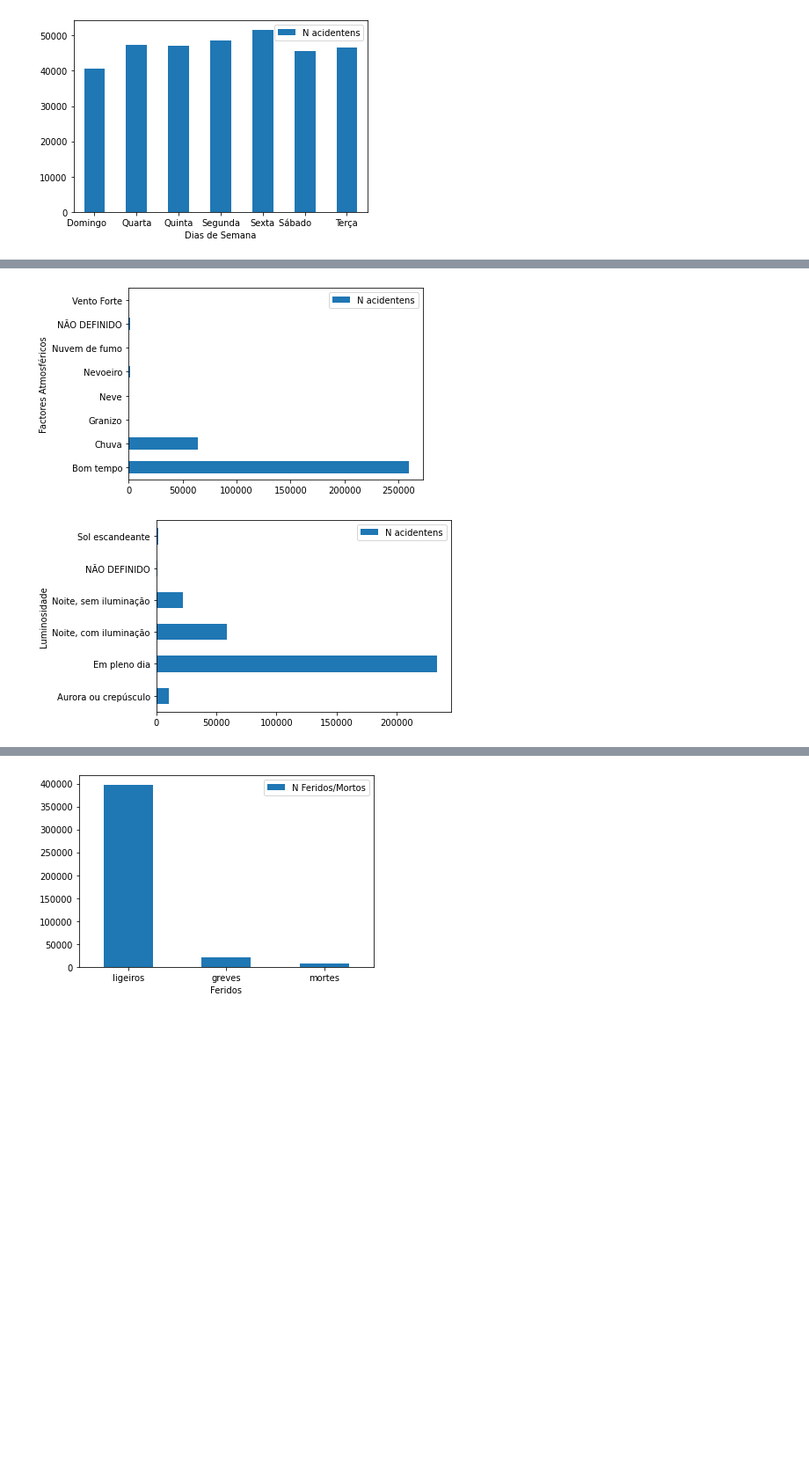
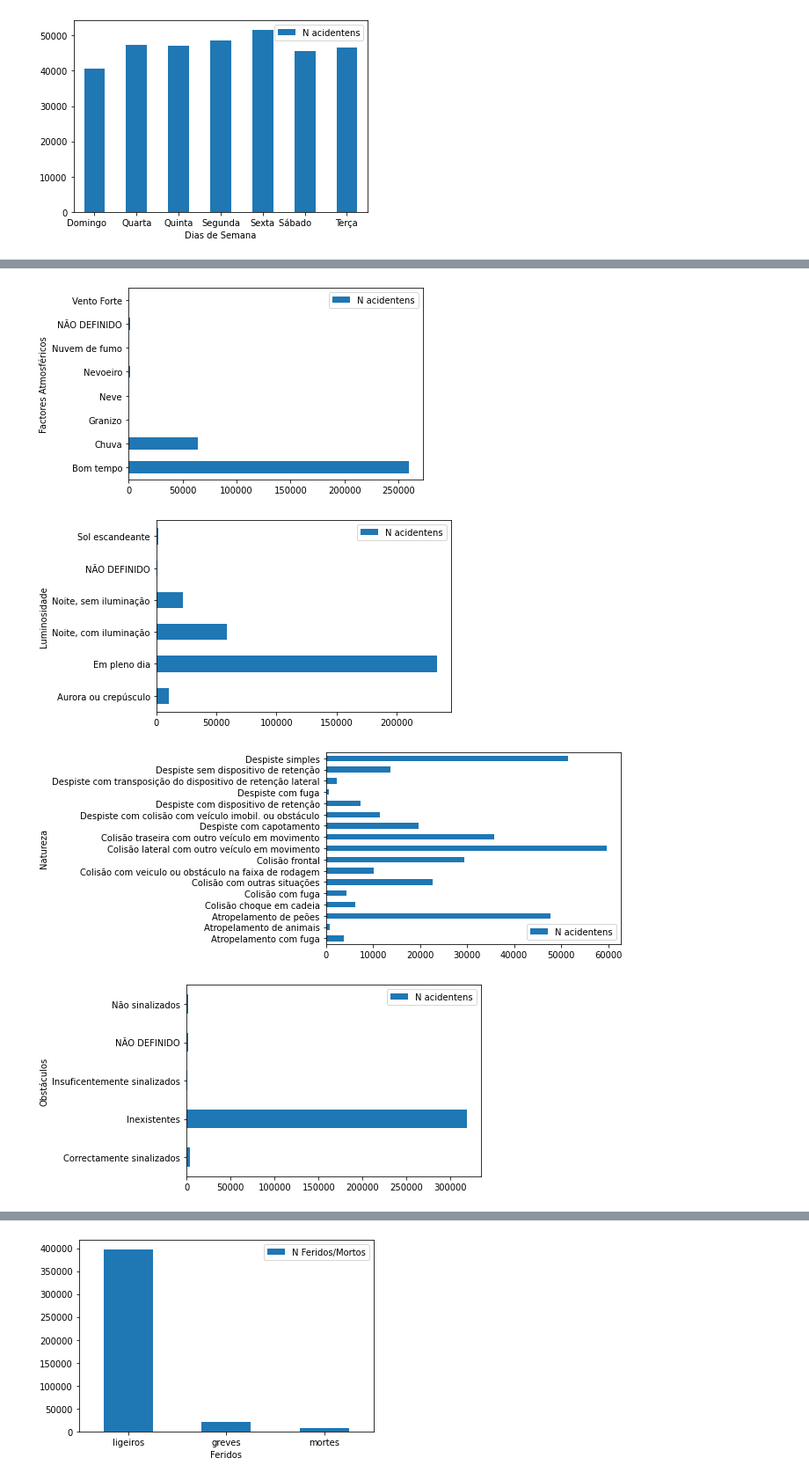
Before and after one commit to mrdso2-iscte/IAA_PROJECT, a Jupyter notebook: IAA.ipynb, the cells around one changed output, grey strips where cells are left out. Shown: that part at 88% size. Cells and saved outputs as stored; diff of their text form; code cells hidden in the pictures; blank space fills up the shorter version.

```diff
--- a/IAA.ipynb
+++ b/IAA.ipynb
@@ -72,26 +72,64 @@ ax = df.plot.bar(x='Dias de Semana', y='N acidentens', rot=0)
 # %%
 dia_semana_groupby=data.groupby(data['Cond Aderência'])
 df = pd.DataFrame({'Cond Aderência':dia_semana_groupby.groups.keys(), 'N acidentens':dia_semana_groupby.size()})
 ax = df.plot.barh(x='Cond Aderência', y='N acidentens', rot=0)
 
 dia_semana_groupby=data.groupby(data['Distrito'])
 df = pd.DataFrame({'Distrito':dia_semana_groupby.groups.keys(), 'N acidentens':dia_semana_groupby.size()})
 ax = df.plot.barh(x='Distrito', y='N acidentens', rot=0)
 
 dia_semana_groupby=data.groupby(data['Estado Conservação'])
 df = pd.DataFrame({'Estado Conservação':dia_semana_groupby.groups.keys(), 'N acidentens':dia_semana_groupby.size()})
 ax = df.plot.barh(x='Estado Conservação', y='N acidentens', rot=0)
 
 dia_semana_groupby=data.groupby(data['Factores Atmosféricos'])
 df = pd.DataFrame({'Factores Atmosféricos':dia_semana_groupby.groups.keys(), 'N acidentens':dia_semana_groupby.size()})
 ax = df.plot.barh(x='Factores Atmosféricos', y='N acidentens', rot=0)
 
 dia_semana_groupby=data.groupby(data['Luminosidade'])
 df = pd.DataFrame({'Luminosidade':dia_semana_groupby.groups.keys(), 'N acidentens':dia_semana_groupby.size()})
 ax = df.plot.barh(x='Luminosidade', y='N acidentens', rot=0)
+
+dia_semana_groupby=data.groupby(data['Natureza'])
+df = pd.DataFrame({'Natureza':dia_semana_groupby.groups.keys(), 'N acidentens':dia_semana_groupby.size()})
+ax = df.plot.barh(x='Natureza', y='N acidentens', rot=0)
+
+dia_semana_groupby=data.groupby(data['Obstáculos'])
+df = pd.DataFrame({'Obstáculos':dia_semana_groupby.groups.keys(), 'N acidentens':dia_semana_groupby.size()})
+ax = df.plot.barh(x='Obstáculos', y='N acidentens', rot=0)
+
+dia_semana_groupby=data.groupby(data['Sinais'])
+df = pd.DataFrame({'Sinais':dia_semana_groupby.groups.keys(), 'N acidentens':dia_semana_groupby.size()})
+ax = df.plot.barh(x='Sinais', y='N acidentens', rot=0)
+
+dia_semana_groupby=data.groupby(data['Sinais Luminosos'])
+df = pd.DataFrame({'Sinais Luminosos':dia_semana_groupby.groups.keys(), 'N acidentens':dia_semana_groupby.size()})
+ax = df.plot.barh(x='Sinais Luminosos', y='N acidentens', rot=0)
+
+dia_semana_groupby=data.groupby(data['Tipo Piso'])
+df = pd.DataFrame({'Tipo Piso':dia_semana_groupby.groups.keys(), 'N acidentens':dia_semana_groupby.size()})
+ax = df.plot.barh(x='Tipo Piso', y='N acidentens', rot=0)
+
+dia_semana_groupby=data.groupby(data['Traçado 1'])
+df = pd.DataFrame({'Traçado 1':dia_semana_groupby.groups.keys(), 'N acidentens':dia_semana_groupby.size()})
+ax = df.plot.barh(x='Traçado 1', y='N acidentens', rot=0)
+
+dia_semana_groupby=data.groupby(data['Traçado 2'])
+df = pd.DataFrame({'Traçado 2':dia_semana_groupby.groups.keys(), 'N acidentens':dia_semana_groupby.size()})
+ax = df.plot.barh(x='Traçado 2', y='N acidentens', rot=0)
+
+dia_semana_groupby=data.groupby(data['Traçado 3'])
+df = pd.DataFrame({'Traçado 3':dia_semana_groupby.groups.keys(), 'N acidentens':dia_semana_groupby.size()})
+ax = df.plot.barh(x='Traçado 3', y='N acidentens', rot=0)
+
+dia_semana_groupby=data.groupby(data['Traçado 4'])
+df = pd.DataFrame({'Traçado 4':dia_semana_groupby.groups.keys(), 'N acidentens':dia_semana_groupby.size()})
+ax = df.plot.barh(x='Traçado 4', y='N acidentens', rot=0)
 # %% [output]
 [figure]
 [figure]
 [figure]
 [figure]
 [figure]
+[figure, added]
+[figure, added]
```
Also changed, not shown: parts of 1 cell of this notebook.
